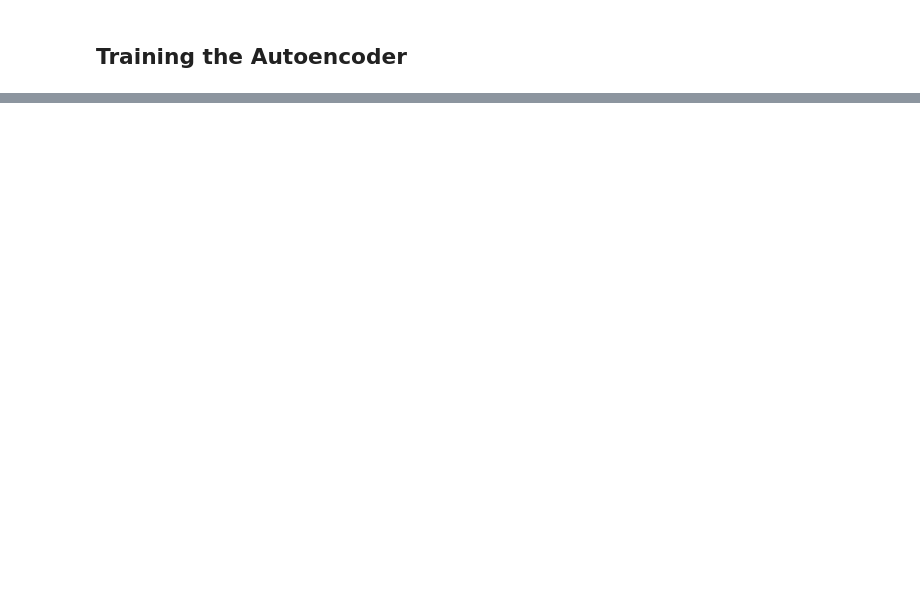
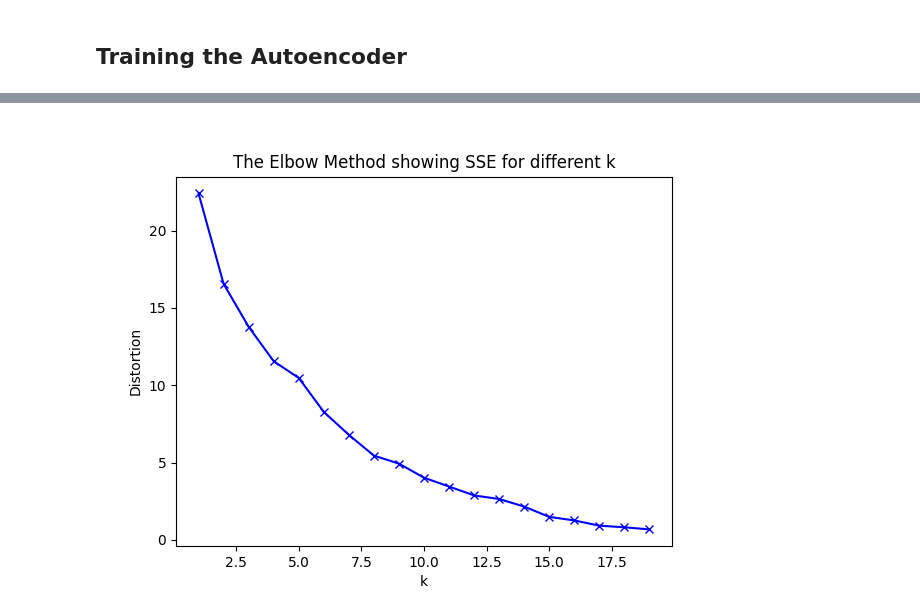
Before and after one commit to AmitNativ1984/AutobrainsEON, a Jupyter notebook: eon_task2.ipynb, the cells around one changed output, grey strips where cells are left out. Cells and saved outputs as stored; diff of their text form; code cells hidden in the pictures; blank space fills up the shorter version.

```diff
--- a/eon_task2.ipynb
+++ b/eon_task2.ipynb
@@ -234,0 +258,32 @@ Now, lets pass the BoW representing each image and get the latent space represen
+# %%
+from scipy.spatial.distance import cdist
+
+# Load the best model
+autoencoder.load_state_dict(torch.load('best_model_task2.pth'))
+autoencoder.to(device)
+# use for inference
+autoencoder.eval()
+
+# Encode the data
+encoded_data, _ = autoencoder(images_BoW_tensor.to(device))
+encoded_data = encoded_data.detach().cpu().numpy()
+
+# calculate optimal number of clusters with the elbow method
+# ---------------------------------------------------------
+# k means determine k
+distortions = []
+K = range(1,20)
+for k in K:
+    kmeanModel = KMeans(n_clusters=k).fit(encoded_data)
+    kmeanModel.fit(encoded_data)
+    distortions.append(sum(np.min(cdist(encoded_data, kmeanModel.cluster_centers_, 'euclidean'), axis=1)) / encoded_data.shape[0])
+
+# Plot the elbow
+plt.figure()
+plt.plot(K, distortions, 'bx-')
+plt.xlabel('k')
+plt.ylabel('Distortion')
+plt.title('The Elbow Method showing SSE for different k')
+plt.show()
+# %% [output]
+[figure, added]
```
Also changed, not shown: parts of 12 cells of this notebook, 2 other files.
